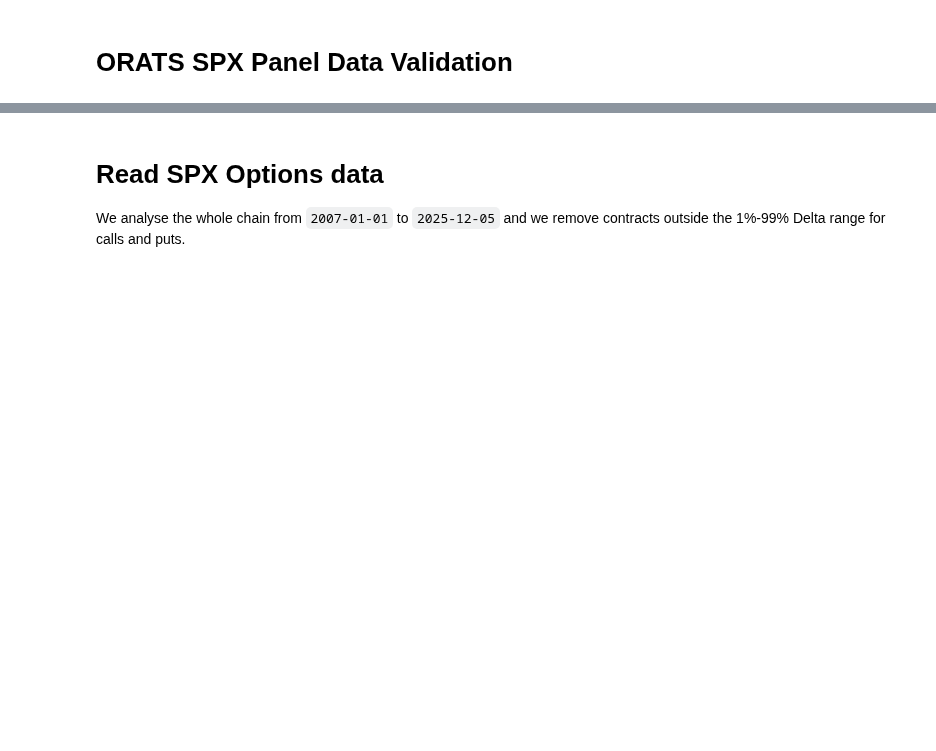
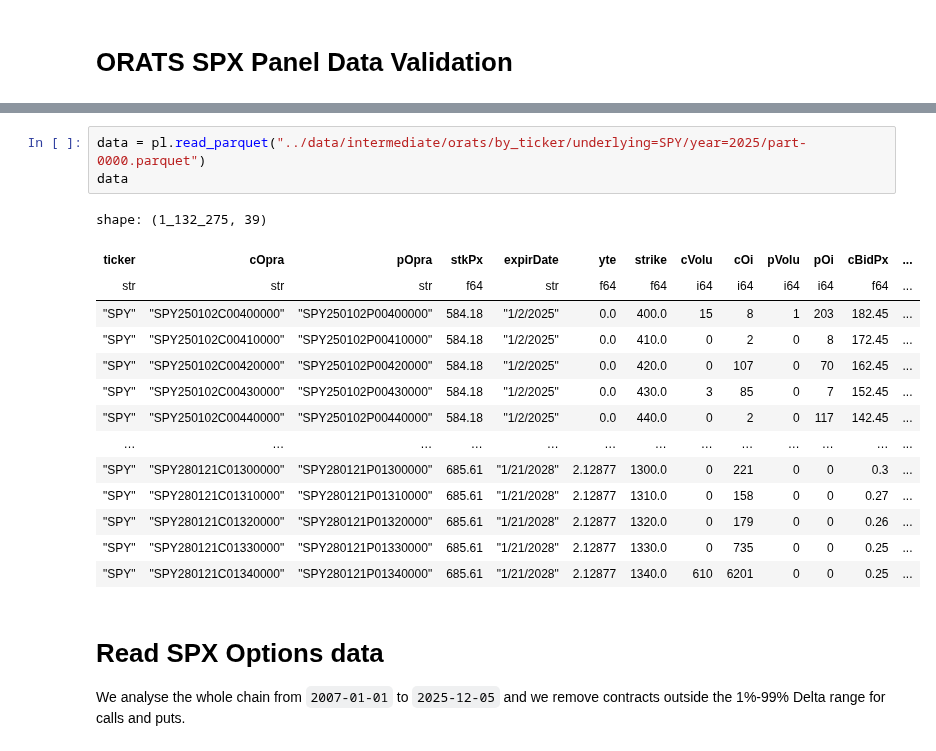
Before and after one commit to anthonymakarewicz/volatility-trading, a Jupyter notebook: notebooks/orats_spx_panel_eda_validation.ipynb, the cells around one changed output, grey strips where cells are left out. Drawn from its saved outputs; the diff is of its cells as text; blank space fills up the shorter version.

```diff
--- a/notebooks/orats_spx_panel_eda_validation.ipynb
+++ b/notebooks/orats_spx_panel_eda_validation.ipynb
@@ -28,3 +25,21 @@ The autoreload extension is already loaded. To reload it, use:
+# %%
+data = pl.read_parquet("../data/intermediate/orats/by_ticker/underlying=SPY/year=2025/part-0000.parquet")
+data
+# %% [output]
+shape: (1_132_275, 39)
+| ticker | cOpra | pOpra | stkPx | expirDate | yte | strike | cVolu | cOi | pVolu | pOi | cBidPx | ... |
+| str | str | str | f64 | str | f64 | f64 | i64 | i64 | i64 | i64 | f64 | ... |
+| "SPY" | "SPY250102C00400000" | "SPY250102P00400000" | 584.18 | "1/2/2025" | 0.0 | 400.0 | 15 | 8 | 1 | 203 | 182.45 | ... |
+| "SPY" | "SPY250102C00410000" | "SPY250102P00410000" | 584.18 | "1/2/2025" | 0.0 | 410.0 | 0 | 2 | 0 | 8 | 172.45 | ... |
+| "SPY" | "SPY250102C00420000" | "SPY250102P00420000" | 584.18 | "1/2/2025" | 0.0 | 420.0 | 0 | 107 | 0 | 70 | 162.45 | ... |
+| "SPY" | "SPY250102C00430000" | "SPY250102P00430000" | 584.18 | "1/2/2025" | 0.0 | 430.0 | 3 | 85 | 0 | 7 | 152.45 | ... |
+| "SPY" | "SPY250102C00440000" | "SPY250102P00440000" | 584.18 | "1/2/2025" | 0.0 | 440.0 | 0 | 2 | 0 | 117 | 142.45 | ... |
+| … | … | … | … | … | … | … | … | … | … | … | … | ... |
+| "SPY" | "SPY280121C01300000" | "SPY280121P01300000" | 685.61 | "1/21/2028" | 2.12877 | 1300.0 | 0 | 221 | 0 | 0 | 0.3 | ... |
+| "SPY" | "SPY280121C01310000" | "SPY280121P01310000" | 685.61 | "1/21/2028" | 2.12877 | 1310.0 | 0 | 158 | 0 | 0 | 0.27 | ... |
+| "SPY" | "SPY280121C01320000" | "SPY280121P01320000" | 685.61 | "1/21/2028" | 2.12877 | 1320.0 | 0 | 179 | 0 | 0 | 0.26 | ... |
+| "SPY" | "SPY280121C01330000" | "SPY280121P01330000" | 685.61 | "1/21/2028" | 2.12877 | 1330.0 | 0 | 735 | 0 | 0 | 0.25 | ... |
+| "SPY" | "SPY280121C01340000" | "SPY280121P01340000" | 685.61 | "1/21/2028" | 2.12877 | 1340.0 | 610 | 6201 | 0 | 0 | 0.25 | ... |
 # %% [markdown]
 # Read SPX Options data
 
```
Also changed, not shown: parts of 2 cells of this notebook, 4 other files.
